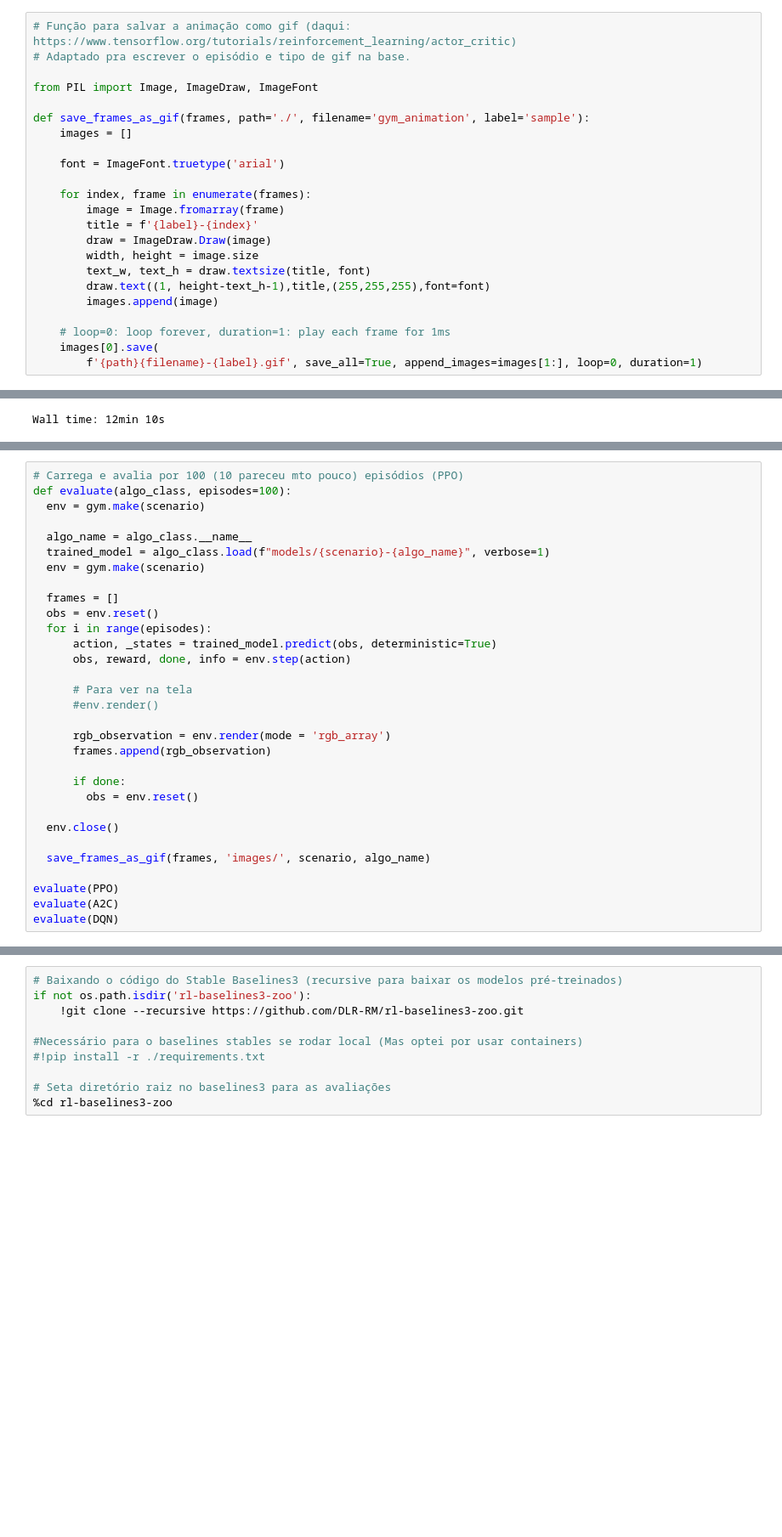
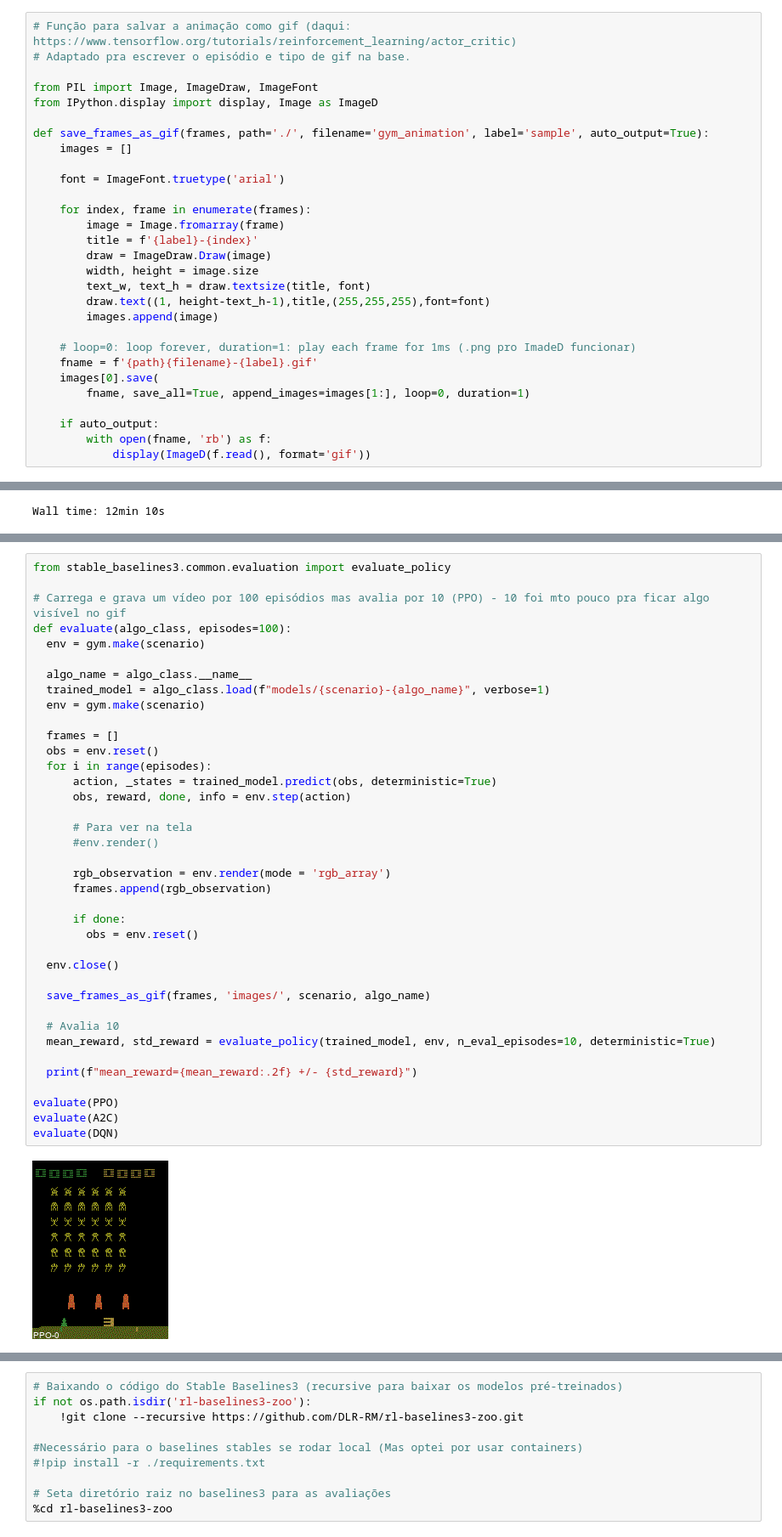
Before and after one commit to jopapo/pos_datascience_reinforcedlearning_exe1, a Jupyter notebook: atividade_pratica_ii.ipynb, the cells around one changed output, grey strips where cells are left out. Shown at 85% size. Drawn from its saved outputs; the diff is of its cells as text; blank space fills up the shorter version.

```diff
--- a/atividade_pratica_ii.ipynb
+++ b/atividade_pratica_ii.ipynb
@@ -132,8 +143,9 @@ Successfully installed wget-3.2
 # Adaptado pra escrever o episódio e tipo de gif na base.
 
 from PIL import Image, ImageDraw, ImageFont
+from IPython.display import display, Image as ImageD
 
-def save_frames_as_gif(frames, path='./', filename='gym_animation', label='sample'):
+def save_frames_as_gif(frames, path='./', filename='gym_animation', label='sample', auto_output=True):
     images = []
 
     font = ImageFont.truetype('arial')
@@ -147,9 +159,14 @@ def save_frames_as_gif(frames, path='./', filename='gym_animation', label='sampl
         draw.text((1, height-text_h-1),title,(255,255,255),font=font)
         images.append(image)
 
-    # loop=0: loop forever, duration=1: play each frame for 1ms
+    # loop=0: loop forever, duration=1: play each frame for 1ms (.png pro ImadeD funcionar)
+    fname = f'{path}{filename}-{label}.gif'
     images[0].save(
-        f'{path}{filename}-{label}.gif', save_all=True, append_images=images[1:], loop=0, duration=1)
+        fname, save_all=True, append_images=images[1:], loop=0, duration=1)
+
+    if auto_output:
+        with open(fname, 'rb') as f:
+            display(ImageD(f.read(), format='gif'))
 # %%
 #importa a biblioteca gym
 import gym
@@ -208,31 +237,40 @@ Wall time: 12min 10s
 # %%
-# Carrega e avalia por 100 (10 pareceu mto pouco) episódios (PPO)
+from stable_baselines3.common.evaluation import evaluate_policy
+
+# Carrega e grava um vídeo por 100 episódios mas avalia por 10 (PPO) - 10 foi mto pouco pra ficar algo visível no gif
 def evaluate(algo_class, episodes=100):
   env = gym.make(scenario)
 
   algo_name = algo_class.__name__
   trained_model = algo_class.load(f"models/{scenario}-{algo_name}", verbose=1)
   env = gym.make(scenario)
 
   frames = []
   obs = env.reset()
   for i in range(episodes):
       action, _states = trained_model.predict(obs, deterministic=True)
       obs, reward, done, info = env.step(action)
 
       # Para ver na tela
       #env.render()
 
       rgb_observation = env.render(mode = 'rgb_array')
       frames.append(rgb_observation)
 
       if done:
         obs = env.reset()
 
   env.close()
 
   save_frames_as_gif(frames, 'images/', scenario, algo_name)
 
+  # Avalia 10
+  mean_reward, std_reward = evaluate_policy(trained_model, env, n_eval_episodes=10, deterministic=True)
+
+  print(f"mean_reward={mean_reward:.2f} +/- {std_reward}")
+
 evaluate(PPO)
 evaluate(A2C)
 evaluate(DQN)
+# %% [output]
+[figure, added]
```
Also changed, not shown: parts of 18 cells of this notebook, 4 other files.
